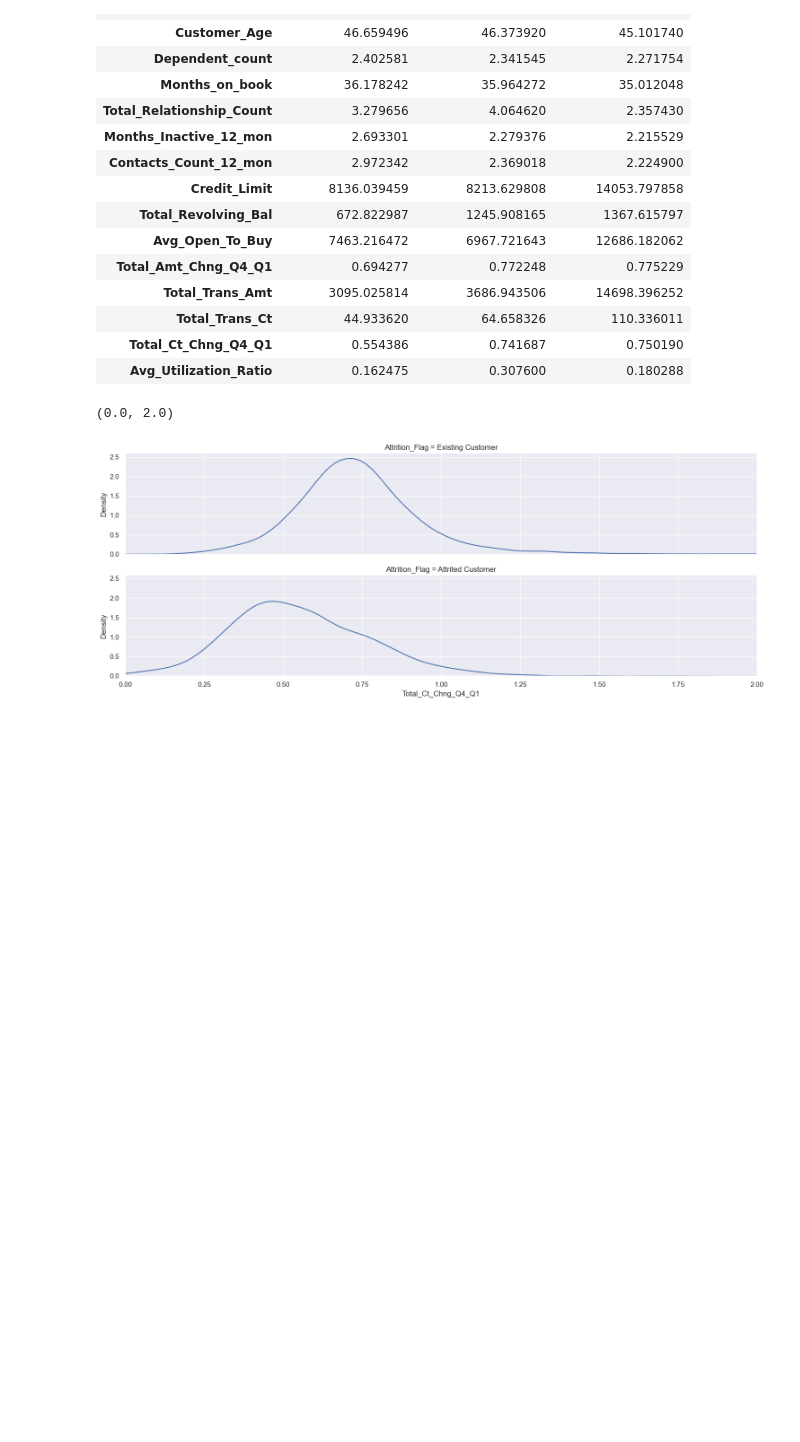
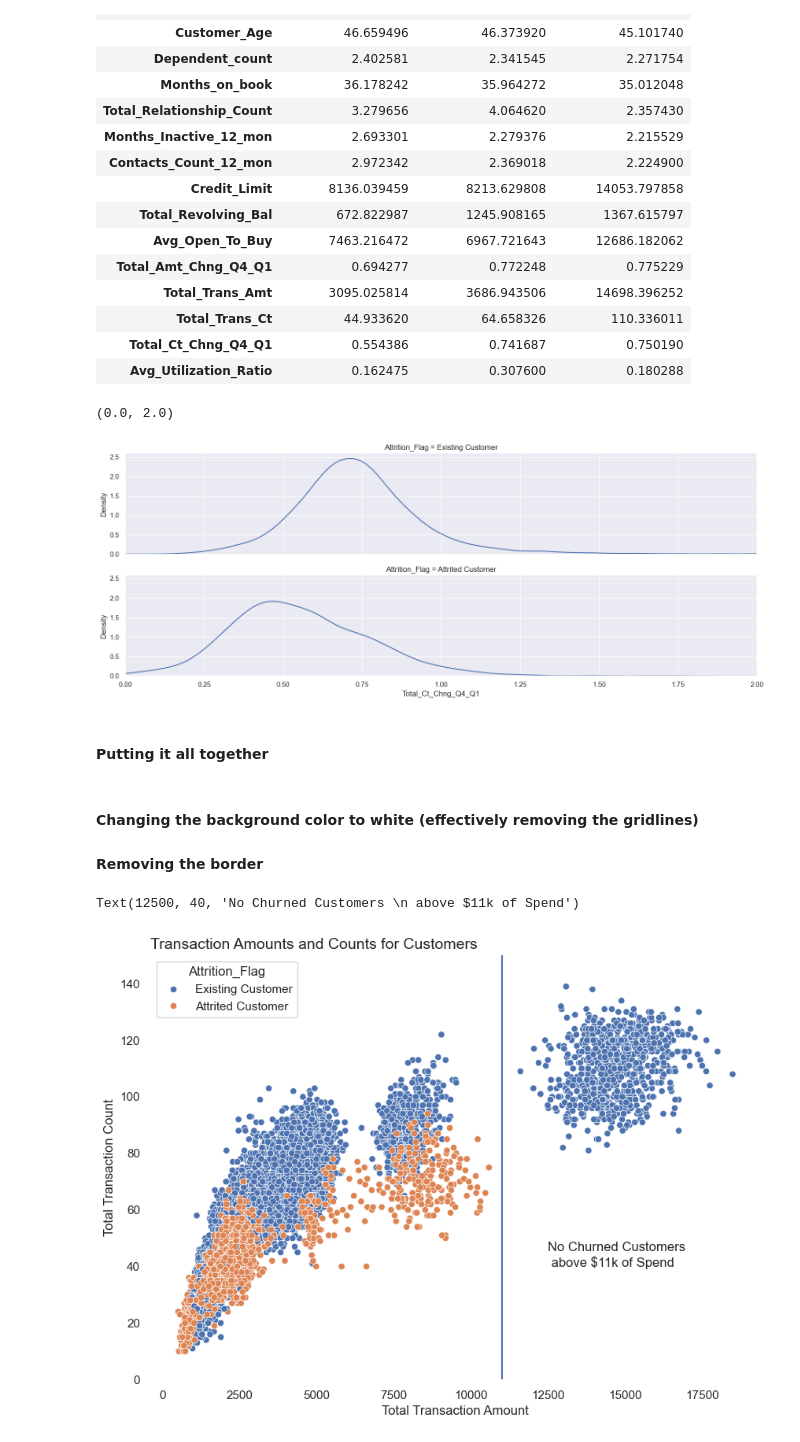
Before and after one commit to ParabjotChander/practical-python-for-data-professionals-4358485, a Jupyter notebook: data_analysis/credit_card_retention_analysis.ipynb, the cells around one changed output. Cells and saved outputs as stored; diff of their text form; code cells hidden in the pictures; blank space fills up the shorter version.

Commit message:
Putting it all together

```diff
--- a/data_analysis/credit_card_retention_analysis.ipynb
+++ b/data_analysis/credit_card_retention_analysis.ipynb
@@ -639,3 +639,24 @@ pit.xlim(0,2)
 # %% [output]
 (0.0, 2.0)
 [figure]
+# %% [markdown]
+#### Putting it all together
+# %% [markdown]
+#### Changing the background color to white (effectively removing the gridlines)
+#### Removing the border
+# %%
+sns.set_theme(style='white')
+palette = sns.color_palette("Set2",12)
+# %%
+pit.figure(figsize=(10,7))
+sns.scatterplot(x='Total_Trans_Amt', y='Total_Trans_Ct', data=data, hue='Attrition_Flag')
+sns.despine(bottom=True,left=True) # remving the border
+pit.ylim(0,150) # changes the limits of the y axis
+pit.xlabel('Total Transaction Amount') # axis labels
+pit.ylabel('Total Transaction Count') # axis labels
+pit.title("Transaction Amounts and Counts for Customers", loc='left', size=14) # title
+pit.vlines(11000,0,150) # adds a vertical line at the $11k mark
+pit.text(12500,40,'No Churned Customers \n above $11k of Spend') # annotation
+# %% [output]
+Text(12500, 40, 'No Churned Customers \n above $11k of Spend')
+[figure, added]
```
Also changed, not shown: parts of 8 cells of this notebook.
